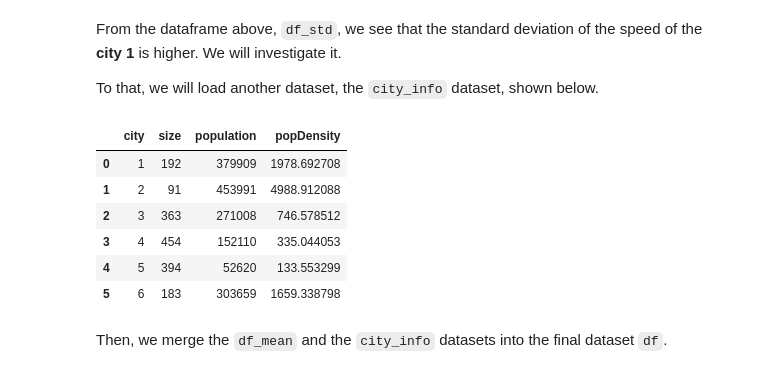
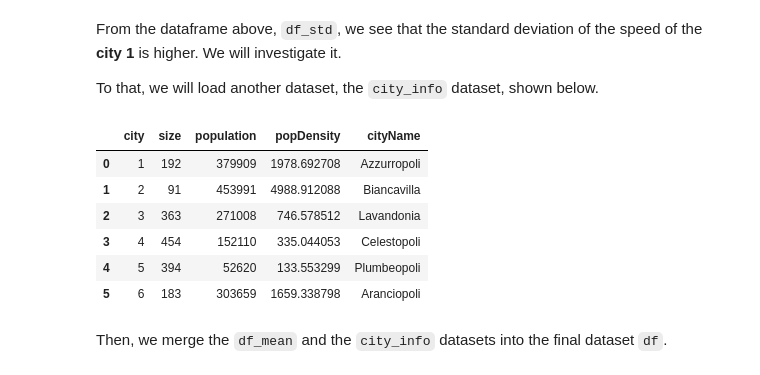
Before and after one commit to leonardohannas/MODS206_TelecomParis, a Jupyter notebook: notebook.ipynb, the cells around one changed output. Saved outputs shown, nothing was run; the diff lists cells and outputs as text; code cells hidden in the pictures.

```diff
--- a/notebook.ipynb
+++ b/notebook.ipynb
@@ -77,16 +77,16 @@ From the dataframe above, `df_std`, we see that the standard deviation of the sp
 To that, we will load another dataset, the `city_info` dataset, shown below.
 # %%
 city_info = pd.read_csv('info/cityInfo.csv')
-city_info.columns = ['city', 'size', 'population', 'popDensity']
+city_info.columns = ['city', 'size', 'population', 'popDensity', 'cityName']
 city_info
 # %% [output]
-|  | city | size | population | popDensity |
-| 0 | 1 | 192 | 379909 | 1978.692708 |
-| 1 | 2 | 91 | 453991 | 4988.912088 |
-| 2 | 3 | 363 | 271008 | 746.578512 |
-| 3 | 4 | 454 | 152110 | 335.044053 |
-| 4 | 5 | 394 | 52620 | 133.553299 |
-| 5 | 6 | 183 | 303659 | 1659.338798 |
+|  | city | size | population | popDensity | cityName |
+| 0 | 1 | 192 | 379909 | 1978.692708 | Azzurropoli |
+| 1 | 2 | 91 | 453991 | 4988.912088 | Biancavilla |
+| 2 | 3 | 363 | 271008 | 746.578512 | Lavandonia |
+| 3 | 4 | 454 | 152110 | 335.044053 | Celestopoli |
+| 4 | 5 | 394 | 52620 | 133.553299 | Plumbeopoli |
+| 5 | 6 | 183 | 303659 | 1659.338798 | Aranciopoli |
 # %% [markdown]
 Then, we merge the `df_mean` and the `city_info` datasets into the final dataset `df`.
 # %%
```
Also changed, not shown: parts of 9 cells of this notebook, 1 other file.
